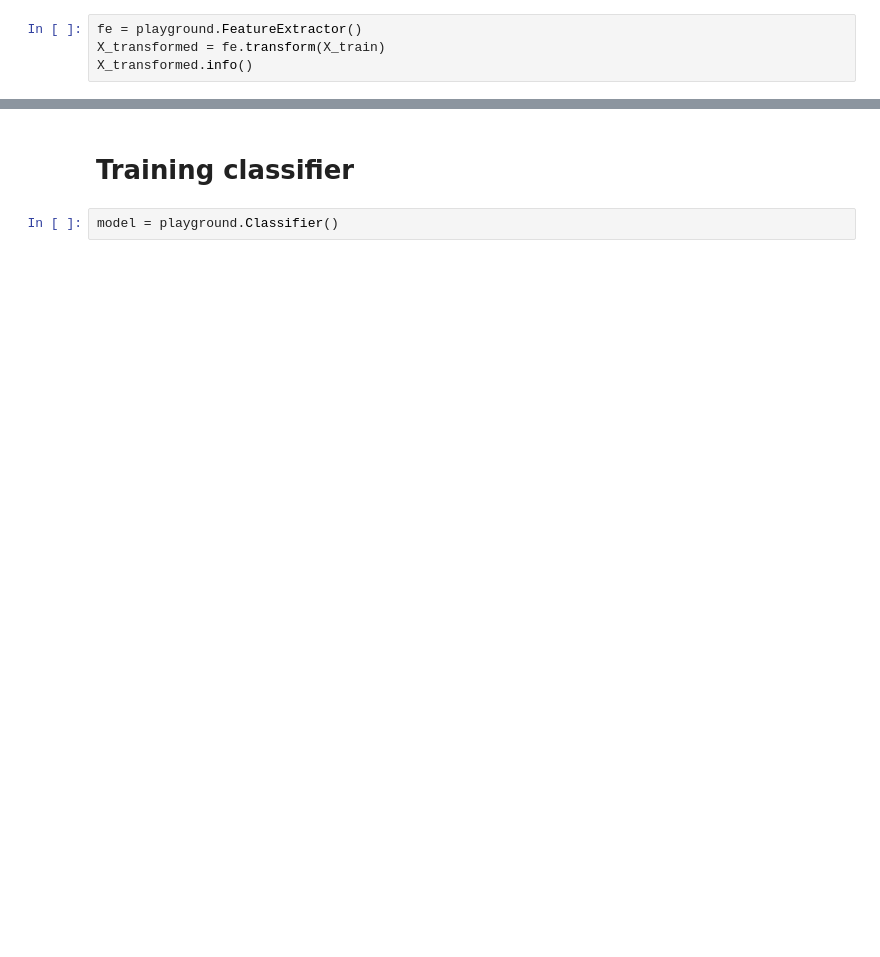
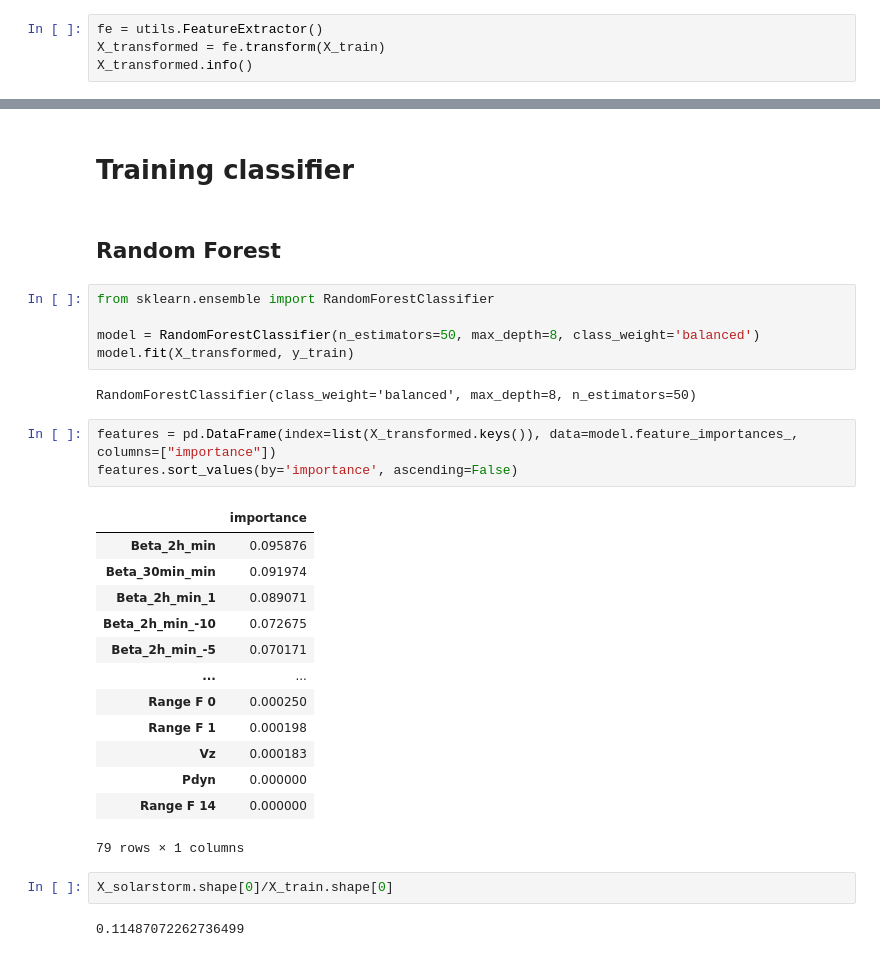
Before and after one commit to AlexandreChaussard/DataCamp-Solar_Wind, a Jupyter notebook: test_environment/playground.ipynb, the cells around one changed output, grey strips where cells are left out. Saved outputs shown, nothing was run; the diff lists cells and outputs as text; blank space fills up the shorter version.

Commit message:
A bunch of cool working models

```diff
--- a/playground/playground.ipynb
+++ b/test_environment/playground.ipynb
@@ -152,6 +153,6 @@ max       56.476120
 # %% [markdown]
 # Feature engineering
 # %%
-fe = playground.FeatureExtractor()
+fe = utils.FeatureExtractor()
 X_transformed = fe.transform(X_train)
 X_transformed.info()
@@ -158,4 +177,32 @@ X_transformed.info()
 # %% [markdown]
 # Training classifier
-# %%
-model = playground.Classifier()
+# %% [markdown]
+## Random Forest
+# %%
+from sklearn.ensemble import RandomForestClassifier
+
+model = RandomForestClassifier(n_estimators=50, max_depth=8, class_weight='balanced')
+model.fit(X_transformed, y_train)
+# %% [output]
+RandomForestClassifier(class_weight='balanced', max_depth=8, n_estimators=50)
+# %%
+features = pd.DataFrame(index=list(X_transformed.keys()), data=model.feature_importances_, columns=["importance"])
+features.sort_values(by='importance', ascending=False)
+# %% [output]
+|  | importance |
+| Beta_2h_min | 0.095876 |
+| Beta_30min_min | 0.091974 |
+| Beta_2h_min_1 | 0.089071 |
+| Beta_2h_min_-10 | 0.072675 |
+| Beta_2h_min_-5 | 0.070171 |
+| ... | ... |
+| Range F 0 | 0.000250 |
+| Range F 1 | 0.000198 |
+| Vz | 0.000183 |
+| Pdyn | 0.000000 |
+| Range F 14 | 0.000000 |
+79 rows × 1 columns
+# %%
+X_solarstorm.shape[0]/X_train.shape[0]
+# %% [output]
+0.11487072262736499
```
Also changed, not shown: parts of 3 cells of this notebook, 12 other files.
